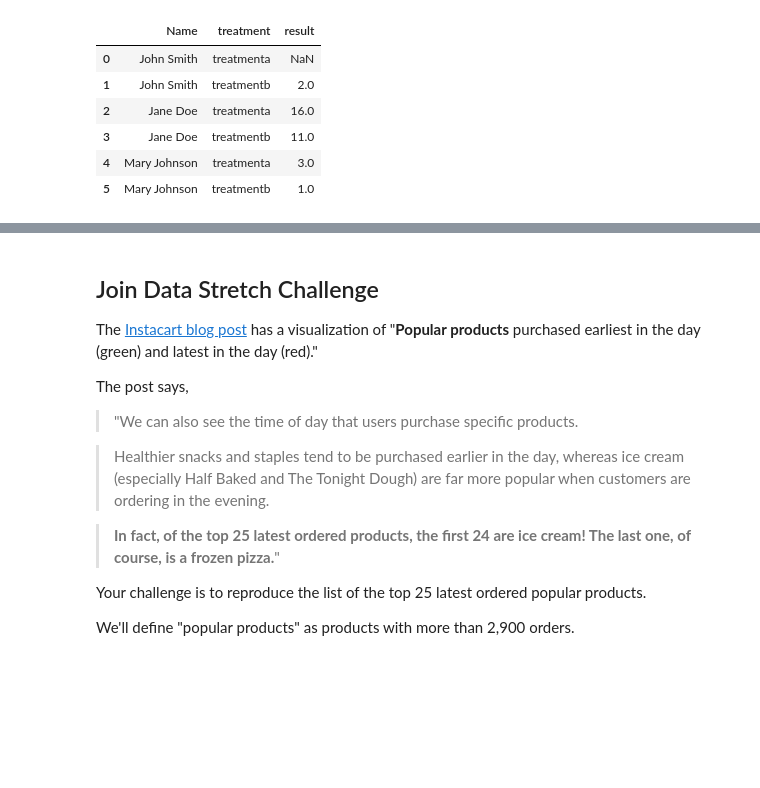
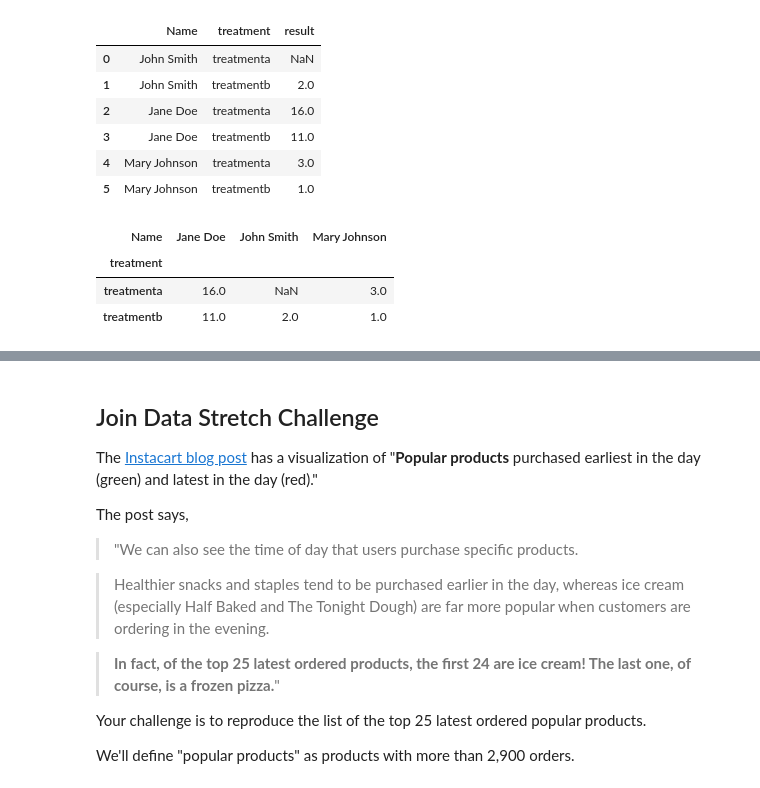
Before and after one commit to bloominstituteoftechnology/DS-Unit-1-Sprint-1-Data-Wrangling-and-Storytelling, a Jupyter notebook: module3-join-and-reshape-data/LS_DS_113_Join_and_Reshape_Data_Assignment.ipynb, the cells around one changed output, grey strips where cells are left out. Saved outputs shown, nothing was run; the diff lists cells and outputs as text; code cells hidden in the pictures; blank space fills up the shorter version.

```diff
--- a/module3-join-and-reshape-data/LS_DS_113_Join_and_Reshape_Data_Assignment.ipynb
+++ b/module3-join-and-reshape-data/LS_DS_113_Join_and_Reshape_Data_Assignment.ipynb
@@ -312,0 +307,9 @@ flights = sns.load_dataset('flights')
+# %%
+# tidy -> table2
+wide = tidy.pivot_table(values = 'result', index = 'treatment', columns = 'Name')
+wide
+# %% [output]
+| Name | Jane Doe | John Smith | Mary Johnson |
+| treatment |  |  |  |
+| treatmenta | 16.0 | NaN | 3.0 |
+| treatmentb | 11.0 | 2.0 | 1.0 |
```
Also changed, not shown: parts of 5 cells of this notebook.
